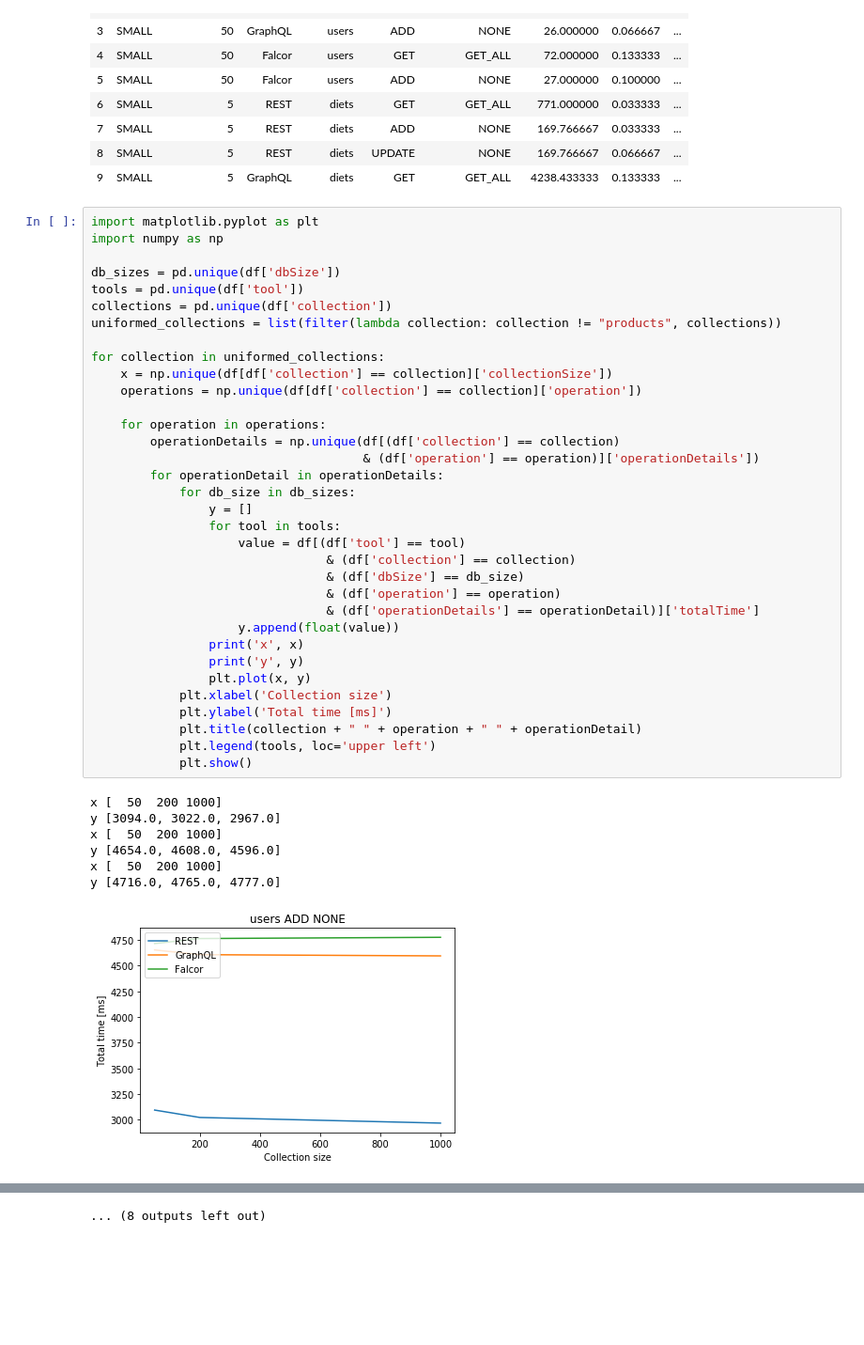
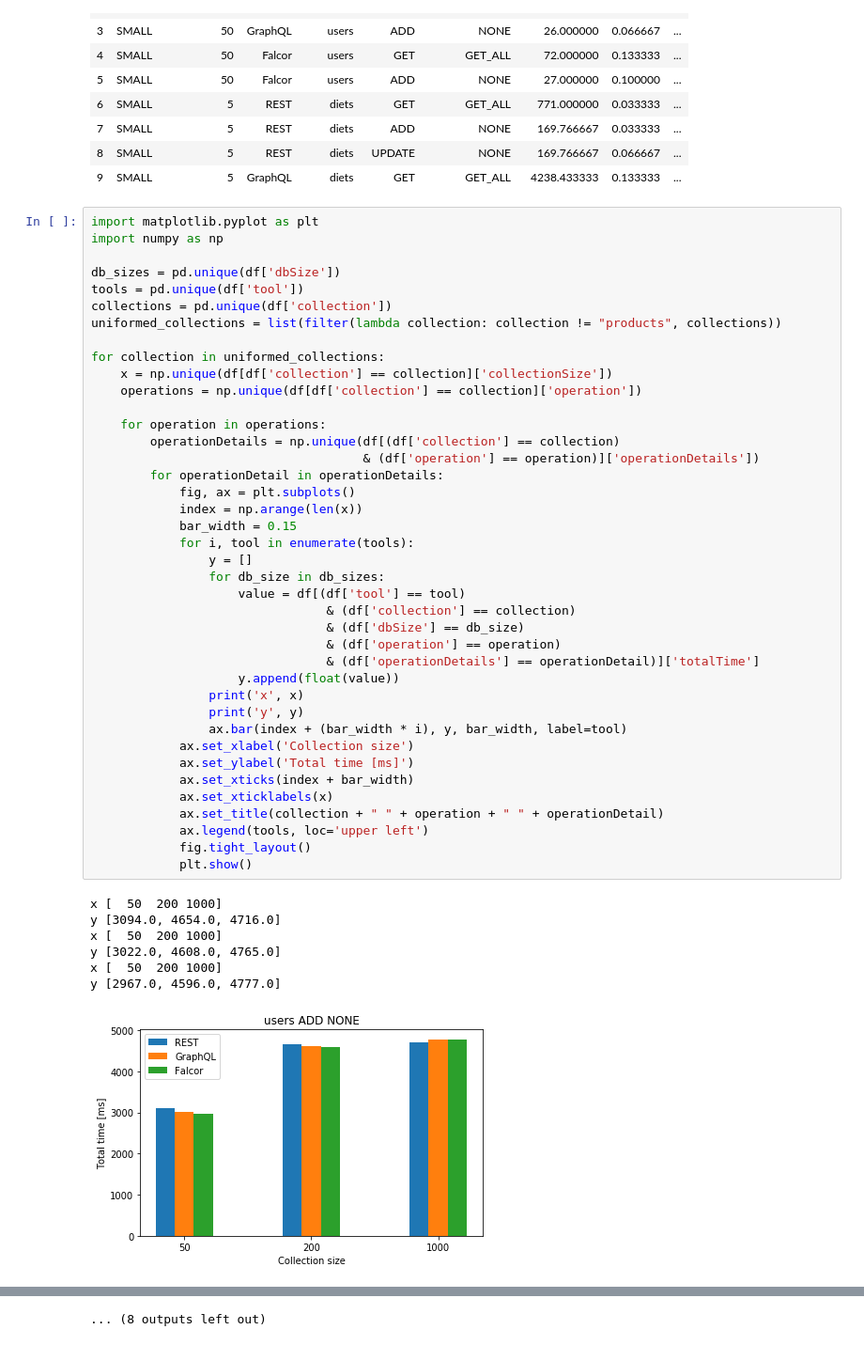
Before and after one commit to maaaaagda/rest-graphql-falcor, a Jupyter notebook: performance_analyzer/visualize_results/rest-graphql-falcor.ipynb, the cells around one changed output, grey strips where cells are left out. Shown: that part at 94% size. Saved outputs shown, nothing was run; the diff lists cells and outputs as text; blank space fills up the shorter version.

Commit message:
feat: use bar chart for visualizations

```diff
--- a/performance_analyzer/visualize_results/rest-graphql-falcor.ipynb
+++ b/performance_analyzer/visualize_results/rest-graphql-falcor.ipynb
@@ -25,42 +25,48 @@ df.head(10)
 import matplotlib.pyplot as plt
 import numpy as np
 
 db_sizes = pd.unique(df['dbSize'])
 tools = pd.unique(df['tool'])
 collections = pd.unique(df['collection'])
 uniformed_collections = list(filter(lambda collection: collection != "products", collections))
 
 for collection in uniformed_collections:
     x = np.unique(df[df['collection'] == collection]['collectionSize'])
     operations = np.unique(df[df['collection'] == collection]['operation'])
 
     for operation in operations:
         operationDetails = np.unique(df[(df['collection'] == collection)
                                      & (df['operation'] == operation)]['operationDetails'])
         for operationDetail in operationDetails:
-            for db_size in db_sizes:
+            fig, ax = plt.subplots()
+            index = np.arange(len(x))
+            bar_width = 0.15
+            for i, tool in enumerate(tools):
                 y = []
-                for tool in tools:
+                for db_size in db_sizes:
                     value = df[(df['tool'] == tool)
                                 & (df['collection'] == collection)
                                 & (df['dbSize'] == db_size)
                                 & (df['operation'] == operation)
                                 & (df['operationDetails'] == operationDetail)]['totalTime']
                     y.append(float(value))
                 print('x', x)
                 print('y', y)
-                plt.plot(x, y)
-            plt.xlabel('Collection size')
-            plt.ylabel('Total time [ms]')
-            plt.title(collection + " " + operation + " " + operationDetail)
-            plt.legend(tools, loc='upper left')
+                ax.bar(index + (bar_width * i), y, bar_width, label=tool)
+            ax.set_xlabel('Collection size')
+            ax.set_ylabel('Total time [ms]')
+            ax.set_xticks(index + bar_width)
+            ax.set_xticklabels(x)
+            ax.set_title(collection + " " + operation + " " + operationDetail)
+            ax.legend(tools, loc='upper left')
+            fig.tight_layout()
             plt.show()
 # %% [output]
 x [  50  200 1000]
-y [3094.0, 3022.0, 2967.0]
+y [3094.0, 4654.0, 4716.0]
 x [  50  200 1000]
-y [4654.0, 4608.0, 4596.0]
+y [3022.0, 4608.0, 4765.0]
 x [  50  200 1000]
-y [4716.0, 4765.0, 4777.0]
+y [2967.0, 4596.0, 4777.0]
-[figure, old version]
+[figure, new version]
 x [  50  200 1000]
```
Also changed, not shown: parts of 1 cell of this notebook.
